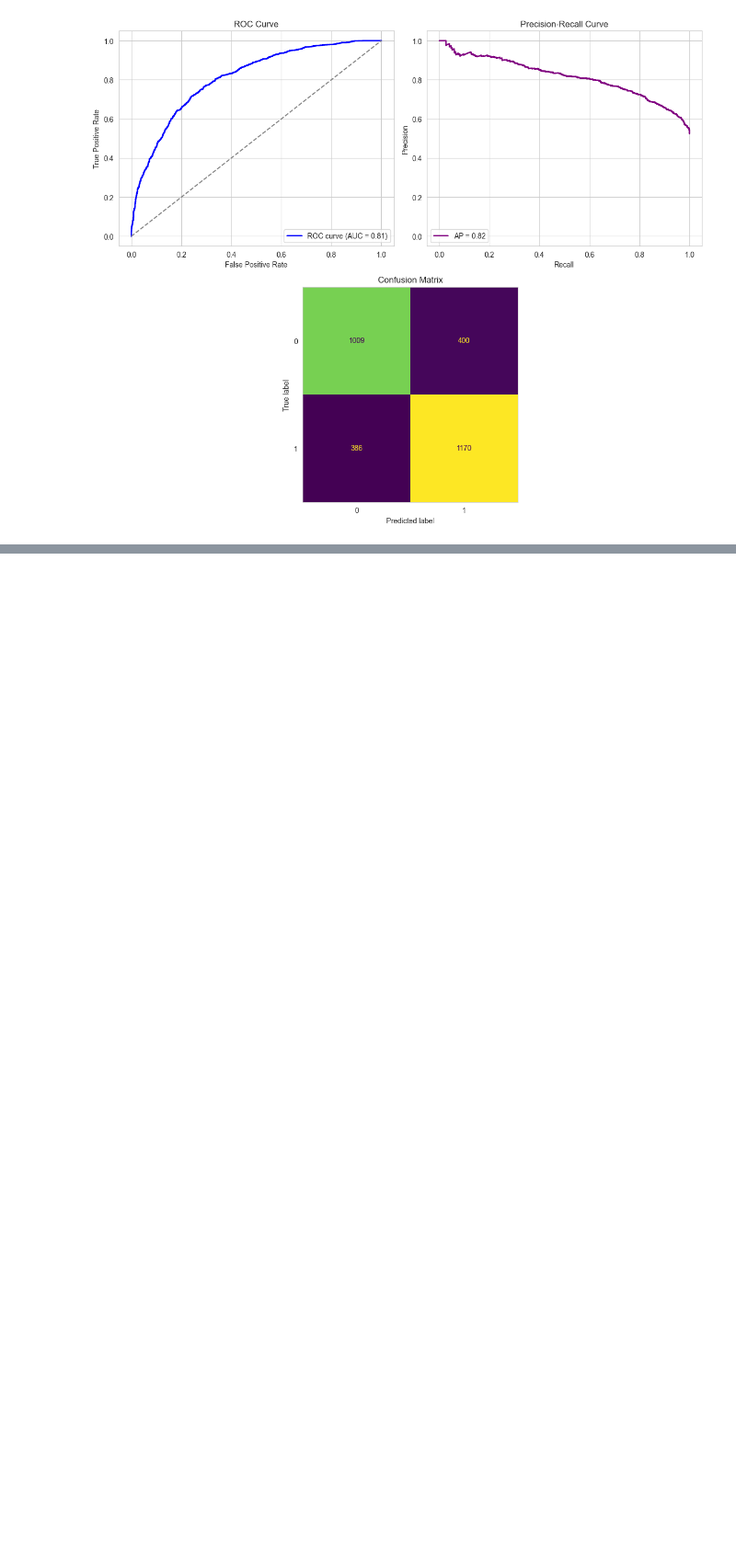
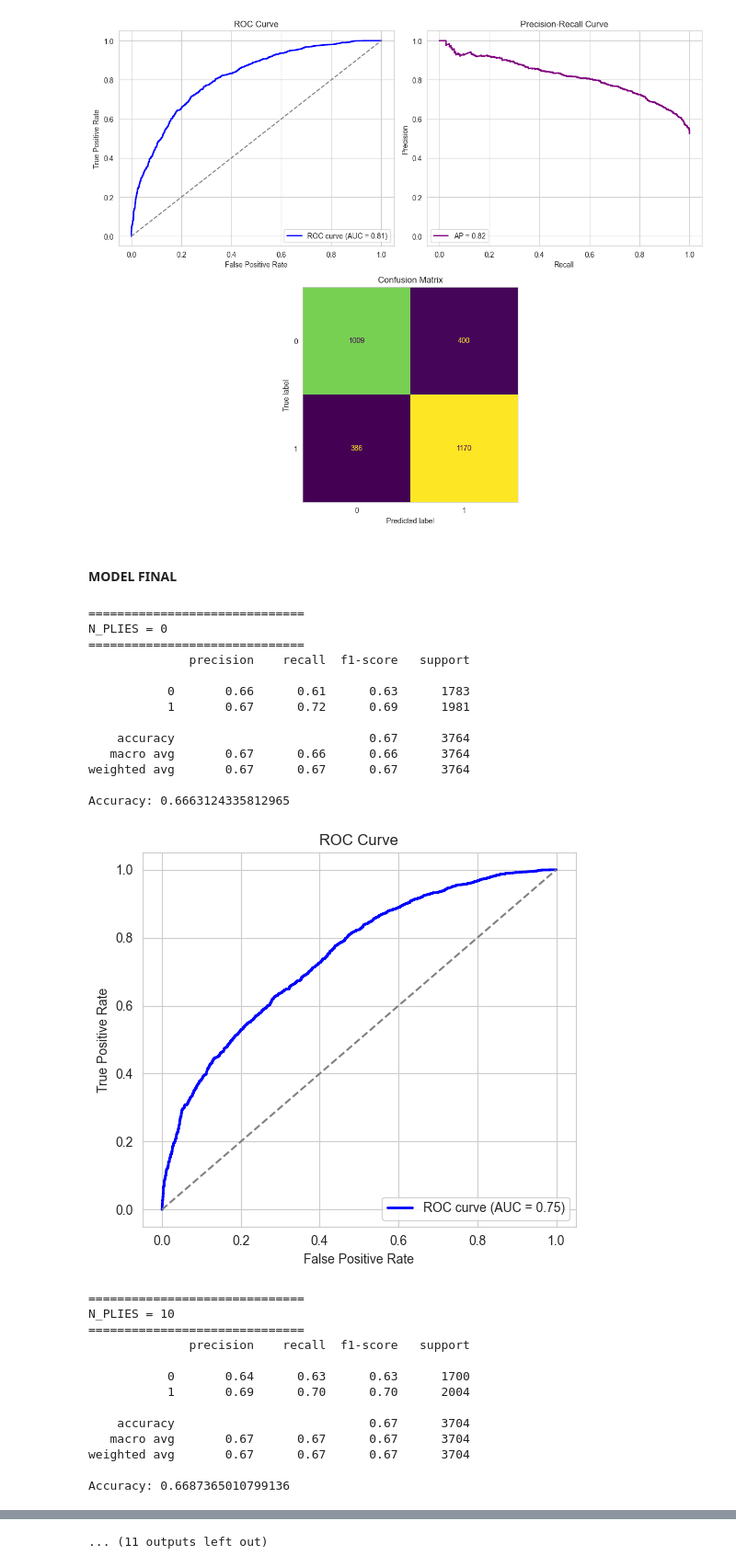
Before and after one commit to NIU1706167/CasKaggle-Chess, a Jupyter notebook: model_partida.ipynb, the cells around one changed output, grey strips where cells are left out. Shown at 92% size. Drawn from its saved outputs; the diff is of its cells as text; code cells hidden in the pictures; blank space fills up the shorter version.

```diff
--- a/model_partida.ipynb
+++ b/model_partida.ipynb
@@ -696,3 +696,70 @@ weighted avg       0.73      0.73      0.73      2965
 
 Accuracy: 0.7349072512647555
 [figure]
+# %% [markdown]
+#### MODEL FINAL
+# %%
+results = []
+
+for N_PLIES in N_list:
+    print("\n==============================")
+    print(f"N_PLIES = {N_PLIES}")
+    print("==============================")
+    df["num_plies"] = df["moves"].apply(count_plies)
+
+    df_filtered = df[df["num_plies"] >= N_PLIES].copy()
+    df_filtered.reset_index(drop=True, inplace=True)
+
+    df_filtered = add_move_features(df_filtered, n_moves=N_PLIES)
+
+    X = df_filtered[explanatory_variables]
+    y = df_filtered[target_variable]
+
+    X_train, X_test, y_train, y_test = train_test_split(X, y, test_size=0.2, random_state=42)
+
+    gb_model = GradientBoostingClassifier(subsample= 0.9, n_estimators=300, min_samples_split=20, min_samples_leaf=2, max_features='log2', max_depth=6, learning_rate=0.01)
+    gb_model.fit(X_train, y_train)
+    y_pred = gb_model.predict(X_test)
+
+    metriques(gb_model, X_test, y_test)
+    curva_ROC(gb_model, X_test, y_test)
+
+    # Guardem resultados
+    results.append({
+        "N": N_PLIES,
+        "accuracy": accuracy_score(y_test, y_pred),
+        "n_partidas": len(df_filtered)
+    })
+
+# Mostrem taula final
+results_df = pd.DataFrame(results)
+print("\nRESULTATS FINALS AMB GRADIENT BOOSTING:\n")
+print(results_df)
+# %% [output]
+==============================
+N_PLIES = 0
+==============================
+              precision    recall  f1-score   support
+
+           0       0.66      0.61      0.63      1783
+           1       0.67      0.72      0.69      1981
+
+    accuracy                           0.67      3764
+   macro avg       0.67      0.66      0.66      3764
+weighted avg       0.67      0.67      0.67      3764
+
+Accuracy: 0.6663124335812965
+[figure, added]
+==============================
+N_PLIES = 10
+==============================
+              precision    recall  f1-score   support
+
+           0       0.64      0.63      0.63      1700
+           1       0.69      0.70      0.70      2004
+
+    accuracy                           0.67      3704
+   macro avg       0.67      0.67      0.67      3704
+weighted avg       0.67      0.67      0.67      3704
+
+Accuracy: 0.6687365010799136
@@ -698,0 +823 @@ Accuracy: 0.7349072512647555
+... (11 outputs left out)
```
Also changed, not shown: parts of 2 cells of this notebook.
